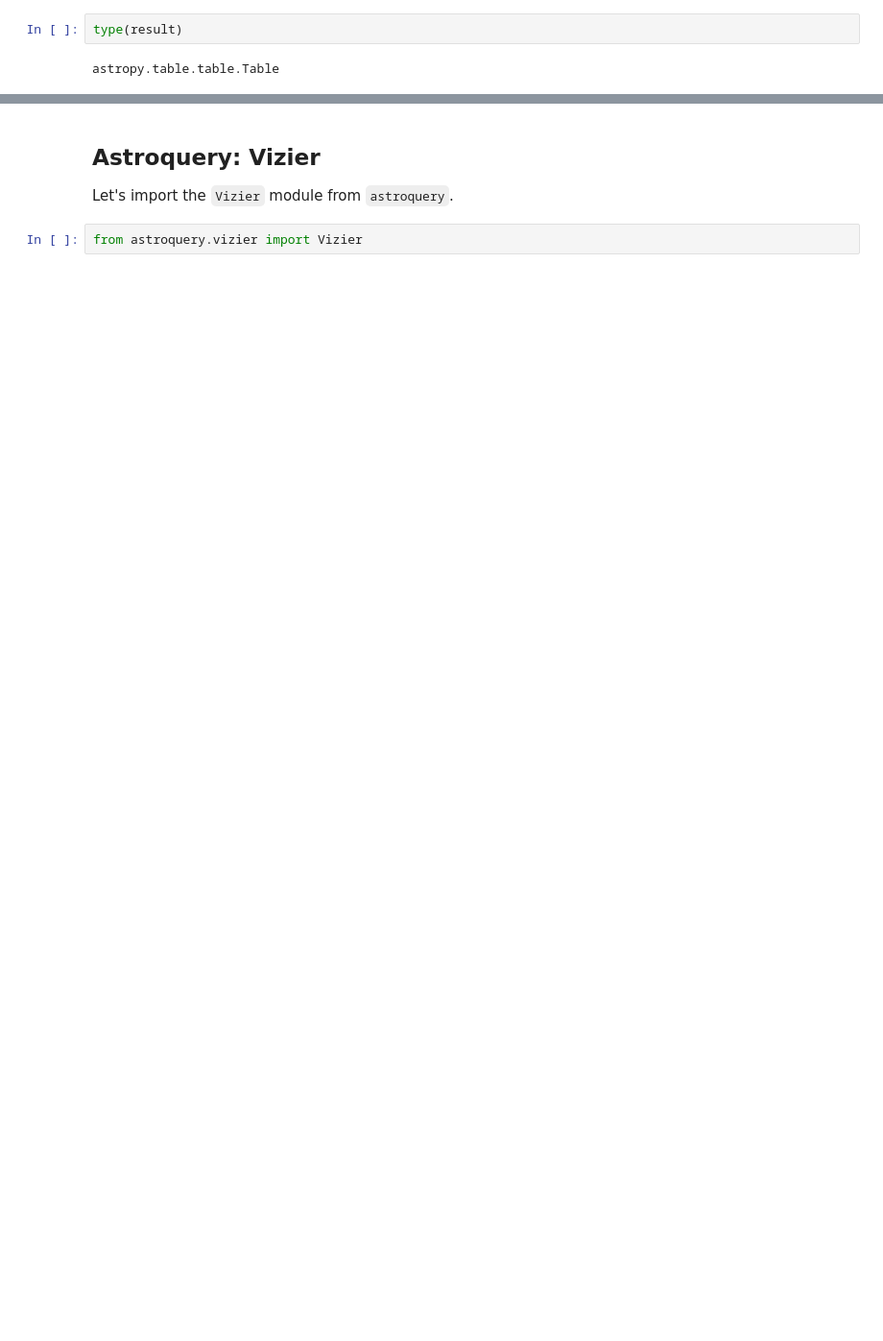
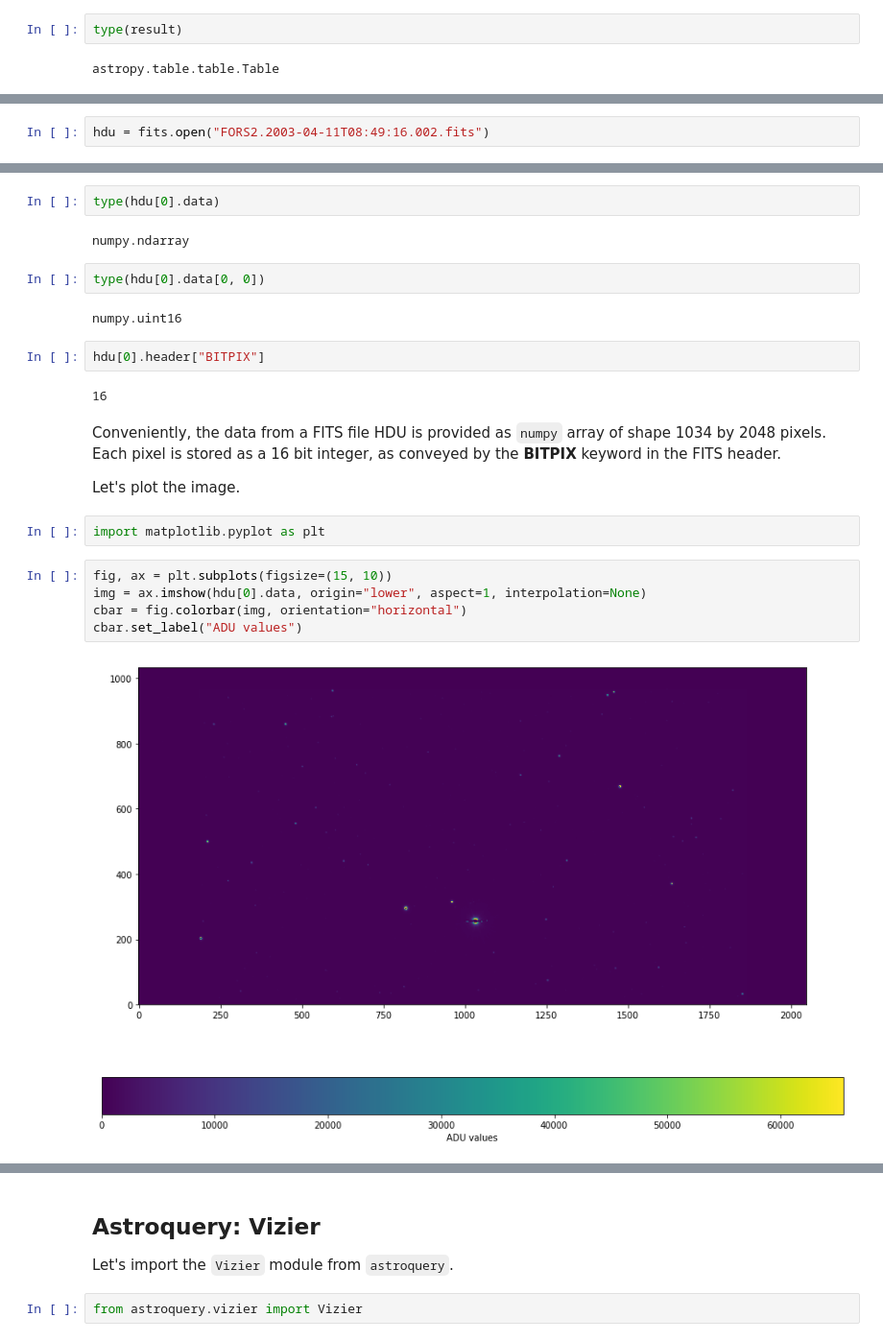
Before and after one commit to lofar-astron/astropytutorial, a Jupyter notebook: barnards_star.ipynb, the cells around one changed output, grey strips where cells are left out. Shown at 96% size. Cells and saved outputs as stored; diff of their text form; blank space fills up the shorter version.

```diff
--- a/barnards_star.ipynb
+++ b/barnards_star.ipynb
@@ -44,0 +56,2 @@ SkyCoord(ra=result[0]["RA"], dec=result[0]["DEC"], unit=(u.hourangle, u.deg))
+# %%
+hdu = fits.open("FORS2.2003-04-11T08:49:16.002.fits")
@@ -44,0 +138,25 @@ SkyCoord(ra=result[0]["RA"], dec=result[0]["DEC"], unit=(u.hourangle, u.deg))
+# %%
+type(hdu[0].data)
+# %% [output]
+numpy.ndarray
+# %%
+type(hdu[0].data[0, 0])
+# %% [output]
+numpy.uint16
+# %%
+hdu[0].header["BITPIX"]
+# %% [output]
+16
+# %% [markdown]
+Conveniently, the data from a FITS file HDU is provided as `numpy` array of shape 1034 by 2048 pixels. Each pixel is stored as a 16 bit integer, as conveyed by the __BITPIX__ keyword in the FITS header.
+
+Let's plot the image.
+# %%
+import matplotlib.pyplot as plt
+# %%
+fig, ax = plt.subplots(figsize=(15, 10))
+img = ax.imshow(hdu[0].data, origin="lower", aspect=1, interpolation=None)
+cbar = fig.colorbar(img, orientation="horizontal")
+cbar.set_label("ADU values")
+# %% [output]
+[figure, added]
```
Also changed, not shown: parts of 65 cells of this notebook.
